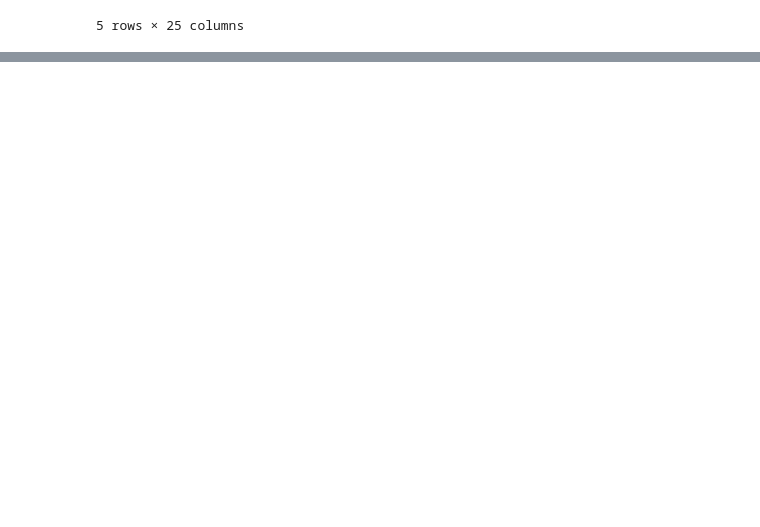
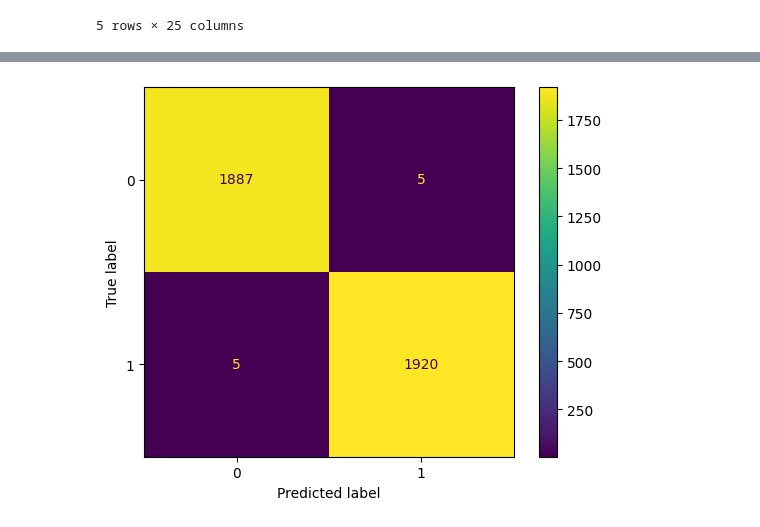
Before and after one commit to sk7-dev/Data_Analysis_and_Modelling, a Jupyter notebook: TikTok_Analytics/5.modelling.ipynb, the cells around one changed output, grey strips where cells are left out. Drawn from its saved outputs; the diff is of its cells as text; code cells hidden in the pictures; blank space fills up the shorter version.

Commit message:
modelling

```diff
--- a/TikTok_Analytics/5.modelling.ipynb
+++ b/TikTok_Analytics/5.modelling.ipynb
@@ -281,0 +284,22 @@ X_test_final.head()
+# %%
+# Instantiate the random forest classifier
+rf = RandomForestClassifier(random_state=0)
+
+# Create a dictionary of hyperparameters to tune
+cv_params = {'max_depth': [5, 7, None],
+             'max_features': [0.3, 0.6],
+            #  'max_features': 'auto'
+             'max_samples': [0.7],
+             'min_samples_leaf': [1,2],
+             'min_samples_split': [2,3],
+             'n_estimators': [75,100,200],
+             }
+
+# Define a list of scoring metrics to capture
+scoring = ['accuracy', 'precision', 'recall', 'f1']
+
+# Instantiate the GridSearchCV object
+rf_cv = GridSearchCV(rf, cv_params, scoring=scoring, cv=5, refit='recall')
+# %%
+%%time
+rf_cv.fit(X_train_final, y_train)
@@ -281,0 +401,3 @@ X_test_final.head()
+# %%
+# Use the random forest "best estimator" model to get predictions on the validation set
+y_pred = rf_cv.best_estimator_.predict(X_val_final)
@@ -281,0 +424,8 @@ X_test_final.head()
+# %%
+# Confusion matrix
+log_cm = confusion_matrix(y_val, y_pred)
+log_disp = ConfusionMatrixDisplay(confusion_matrix=log_cm, display_labels=None)
+log_disp.plot()
+plt.show()
+# %% [output]
+[figure, added]
```
Also changed, not shown: parts of 29 cells of this notebook.
